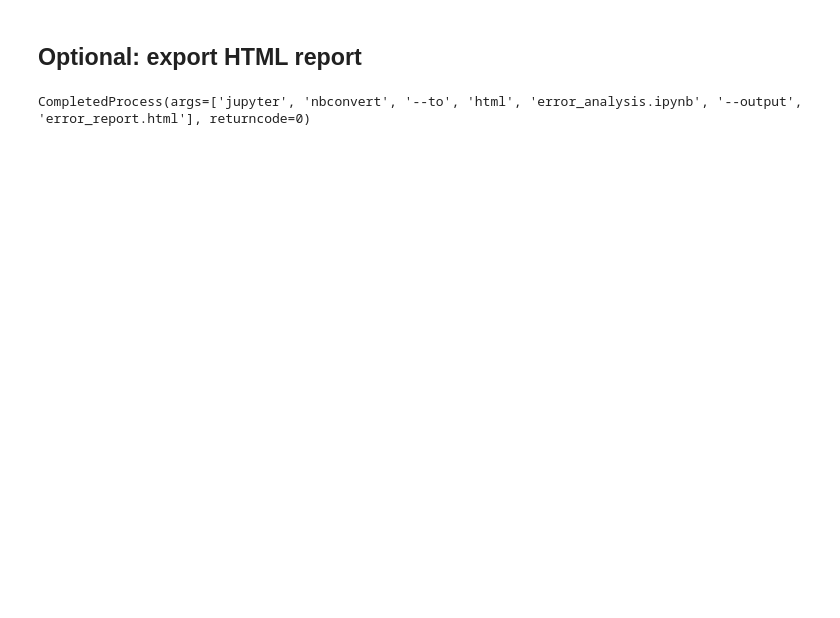
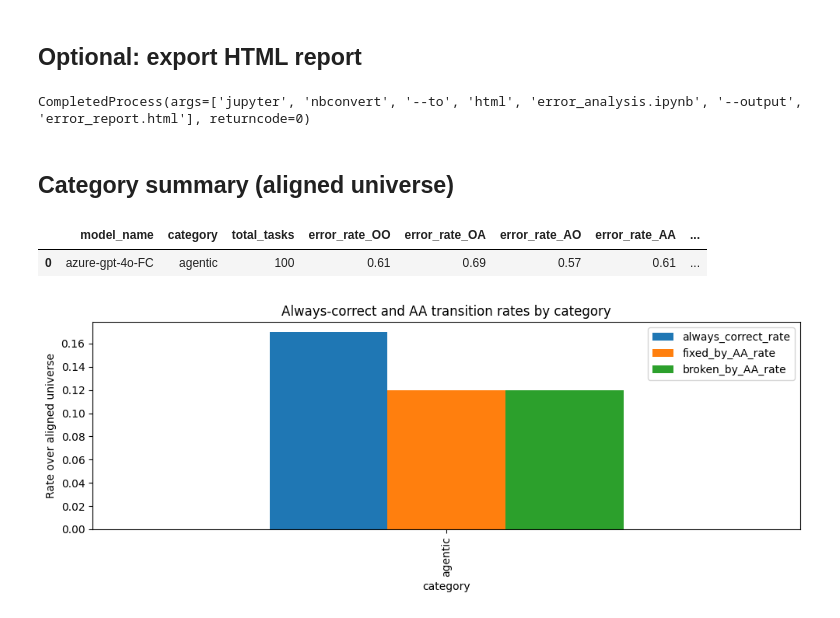
Before and after one commit to Gabriellanaro/gorilla, a Jupyter notebook: berkeley-function-call-leaderboard/error_analysis.ipynb, the cells around one changed output. Cells and saved outputs as stored; diff of their text form; code cells hidden in the pictures; blank space fills up the shorter version.

```diff
--- a/berkeley-function-call-leaderboard/error_analysis.ipynb
+++ b/berkeley-function-call-leaderboard/error_analysis.ipynb
@@ -196,3 +189,25 @@ import subprocess
 subprocess.run(['jupyter', 'nbconvert', '--to', 'html', 'error_analysis.ipynb', '--output', 'error_report.html'])
 # %% [output]
 CompletedProcess(args=['jupyter', 'nbconvert', '--to', 'html', 'error_analysis.ipynb', '--output', 'error_report.html'], returncode=0)
+# %% [markdown]
+## Category summary (aligned universe)
+# %%
+from pathlib import Path
+summary_path = Path('analysis_out/summary_tables/category_summary.csv')
+if summary_path.exists():
+    category_summary = pd.read_csv(summary_path)
+    display(category_summary.head(10))
+
+    # Plot always-correct, fixed_by_AA, broken_by_AA rates by category
+    plot_cols = ['always_correct_rate', 'fixed_by_AA_rate', 'broken_by_AA_rate']
+    available = [c for c in plot_cols if c in category_summary.columns]
+    if available:
+        pivot = category_summary.set_index('category')[available]
+        pivot.plot(kind='bar', figsize=(10,4))
+        plt.title('Always-correct and AA transition rates by category')
+        plt.ylabel('Rate over aligned universe')
+        plt.tight_layout()
+# %% [output]
+|  | model_name | category | total_tasks | error_rate_OO | error_rate_OA | error_rate_AO | error_rate_AA | ... |
+| 0 | azure-gpt-4o-FC | agentic | 100 | 0.61 | 0.69 | 0.57 | 0.61 | ... |
+[figure, added]
```
Also changed, not shown: parts of 7 cells of this notebook, 5 other files.
